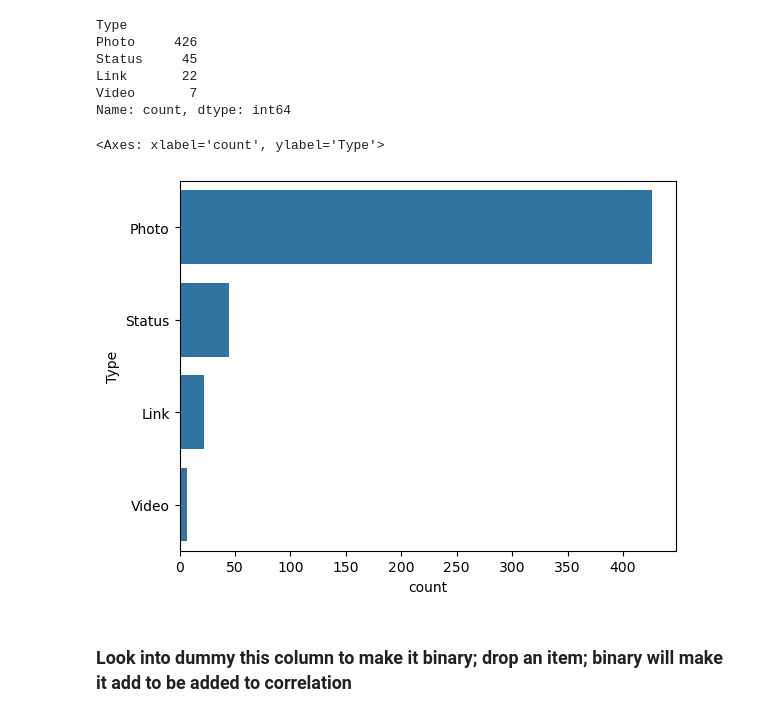
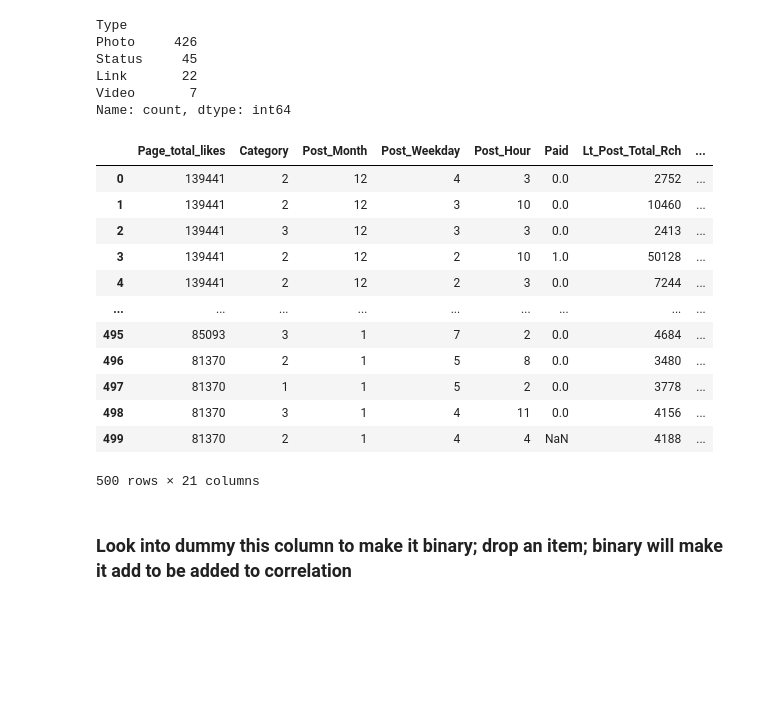
Before and after one commit to winni-datadiva/Fb-Metrics-Modeling, a Jupyter notebook: N0tebooks/Facebook Metrics EDA.ipynb, the cells around one changed output. Saved outputs shown, nothing was run; the diff lists cells and outputs as text; code cells hidden in the pictures; blank space fills up the shorter version.

Commit message:
update EDA; added transform & model ntbks

```diff
--- a/N0tebooks/Facebook Metrics EDA.ipynb
+++ b/N0tebooks/Facebook Metrics EDA.ipynb
@@ -30,7 +30,7 @@ warnings.filterwarnings('ignore')
 # %%
 #Loading the data
 #Used sep= to correct error read_csv as 1 column
-df = pd.read_csv('C:/Users/winni/Fb-Metrics-Modeling/Data/D@ta/dataset_Facebook.csv', sep=";")
+df = pd.read_csv('C:/Users/winni/Fb-Metrics-Modeling/D@ta/dataset_Facebook.csv', sep=';')
 # %%
 # Using shape function to return tuple of number of rows and columns in the DataFrame.
 print("Shape:", df.shape)
@@ -122,3 +124,22 @@ Status     45
 Link       22
 Video       7
 Name: count, dtype: int64
+# %%
+# trying infer method for better dtypes for object column
+df2 = df.copy()
+df2 = pd.get_dummies(df2, drop_first=True)
+df2
+# %% [output]
+|  | Page_total_likes | Category | Post_Month | Post_Weekday | Post_Hour | Paid | Lt_Post_Total_Rch | ... |
+| 0 | 139441 | 2 | 12 | 4 | 3 | 0.0 | 2752 | ... |
+| 1 | 139441 | 2 | 12 | 3 | 10 | 0.0 | 10460 | ... |
+| 2 | 139441 | 3 | 12 | 3 | 3 | 0.0 | 2413 | ... |
+| 3 | 139441 | 2 | 12 | 2 | 10 | 1.0 | 50128 | ... |
+| 4 | 139441 | 2 | 12 | 2 | 3 | 0.0 | 7244 | ... |
+| ... | ... | ... | ... | ... | ... | ... | ... | ... |
+| 495 | 85093 | 3 | 1 | 7 | 2 | 0.0 | 4684 | ... |
+| 496 | 81370 | 2 | 1 | 5 | 8 | 0.0 | 3480 | ... |
+| 497 | 81370 | 1 | 1 | 5 | 2 | 0.0 | 3778 | ... |
+| 498 | 81370 | 3 | 1 | 4 | 11 | 0.0 | 4156 | ... |
+| 499 | 81370 | 2 | 1 | 4 | 4 | NaN | 4188 | ... |
+500 rows × 21 columns
@@ -125,9 +149,6 @@ Name: count, dtype: int64
 # %%
 # seaborn countplot of the categories in a particular column
 sns.countplot(df['Type'])
-# %% [output]
-<Axes: xlabel='count', ylabel='Type'>
-[figure, removed]
 # %% [markdown]
 ### Look into dummy this column to make it binary; drop an item; binary will make it add to be added to correlation
 # %%
```
Also changed, not shown: parts of 6 cells of this notebook, 2 other files.
